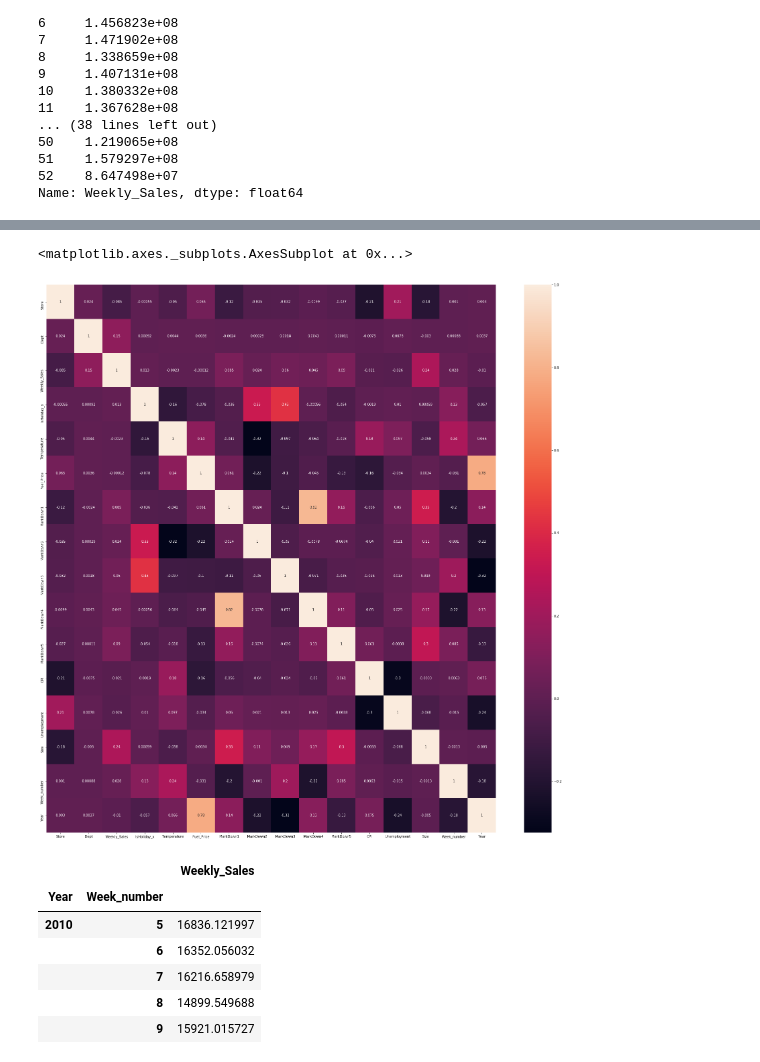
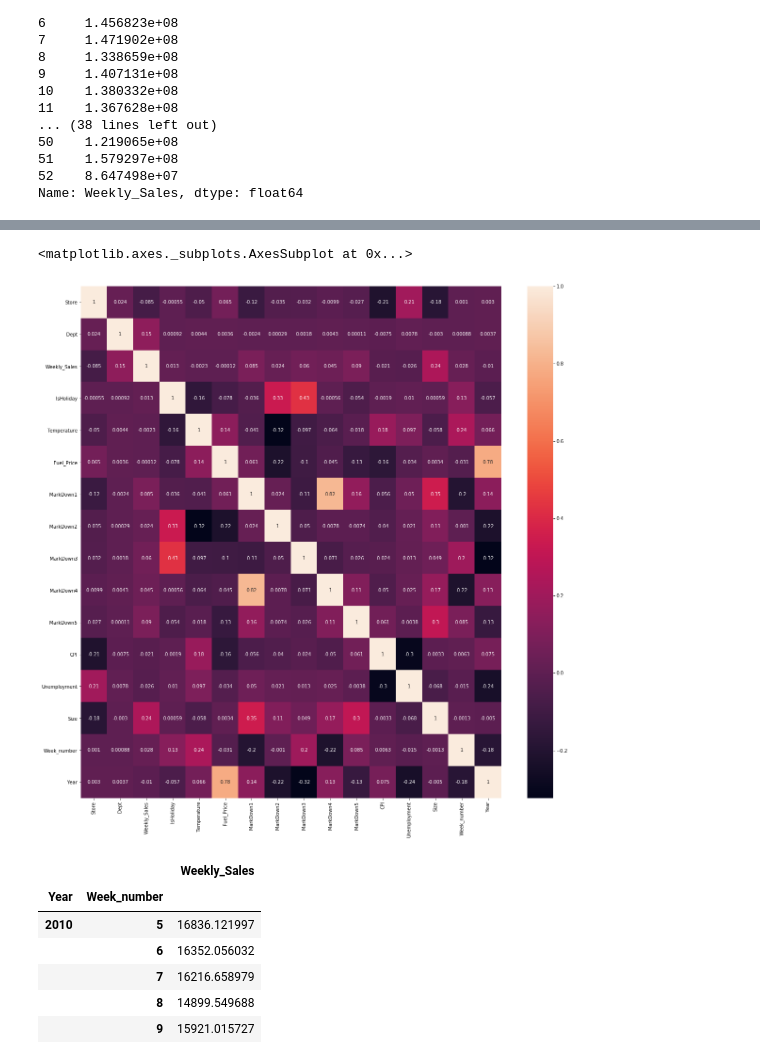
Before and after one commit to Ahmed-karrar/Sales-forecasting-, a Jupyter notebook: EDA WL.ipynb, the cells around one changed output, grey strips where cells are left out. Cells and saved outputs as stored; diff of their text form; code cells hidden in the pictures.

```diff
--- a/EDA WL.ipynb
+++ b/EDA WL.ipynb
@@ -33,7 +34,7 @@ df.describe()
 | 75% | 316176.750000 | 33.000000 | 74.000000 | 20205.852500 | 74.280000 | 3.738000 | 9210.900000 | 1926.940000 | 103.990000 | ... |
 | max | 421569.000000 | 45.000000 | 99.000000 | 693099.360000 | 100.140000 | 4.468000 | 88646.760000 | 104519.540000 | 141630.610000 | ... |
 # %%
-#df = df.drop(['IsHoliday_y','Unnamed: 0'],axis = 1)
+df = df.drop(['IsHoliday_y','Unnamed: 0'],axis = 1)
 df.rename(columns = {'IsHoliday_x':'IsHoliday'}, inplace = True)
 # %%
 df.Type.value_counts()
@@ -120,11 +119,11 @@ sns.boxplot(y='Weekly_Sales', x='IsHoliday',
 # %%
 # correlation table
 cor = df.corr()
-plt.figure(figsize=(30,30))
+plt.figure(figsize=(20,20))
 sns.heatmap(cor,annot=True)
 # %% [output]
 <matplotlib.axes._subplots.AxesSubplot at 0x...>
-[figure, old version]
+[figure, new version]
 # %%
 pd.pivot_table(df, index = ['Year','Week_number'], values = 'Weekly_Sales')
 # %% [output]
```
Also changed, not shown: parts of 8 cells of this notebook.
